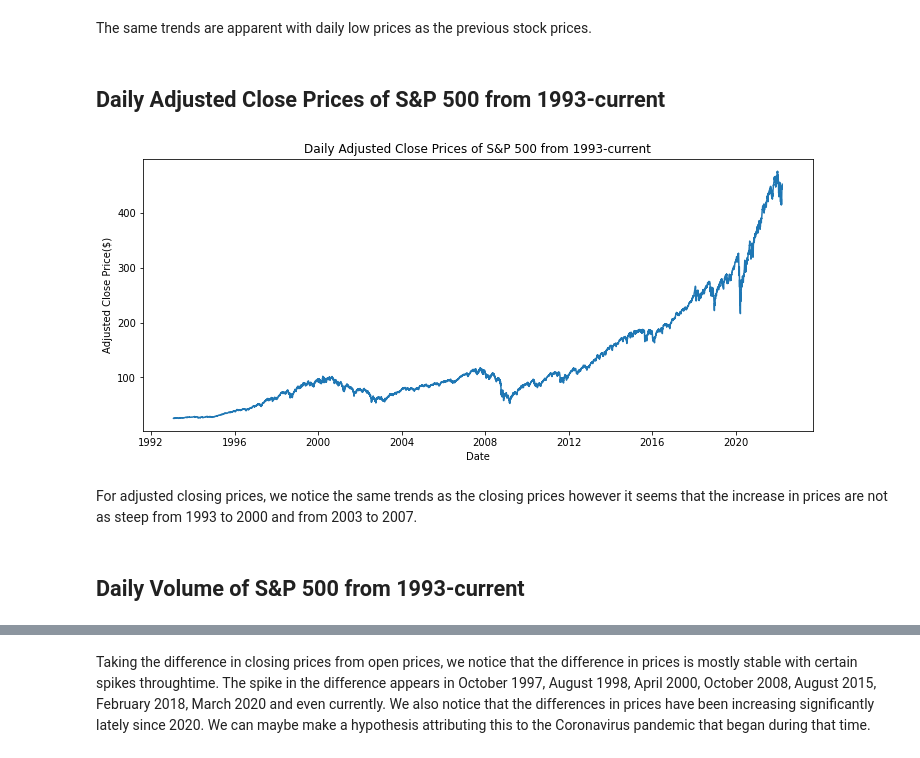
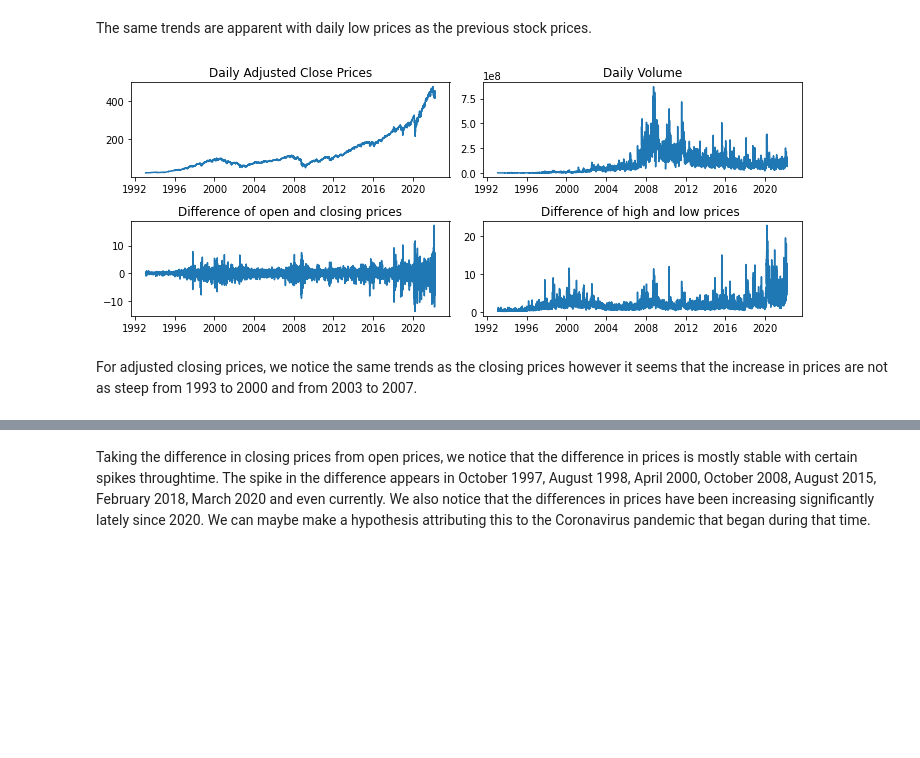
Before and after one commit to leemjin/551_final_project, a Jupyter notebook: analysis/EDA.ipynb, the cells around one changed output, grey strips where cells are left out. Saved outputs shown, nothing was run; the diff lists cells and outputs as text; code cells hidden in the pictures; blank space fills up the shorter version.

Commit message:
New EDA with panel plot code

```diff
--- a/analysis/EDA.ipynb
+++ b/analysis/EDA.ipynb
@@ -64,19 +64,28 @@ plt.show()
 [figure]
 # %% [markdown]
 The same trends are apparent with daily low prices as the previous stock prices.
-# %% [markdown]
-## Daily Adjusted Close Prices of S&P 500 from 1993-current
 # %%
-# Plot adjusted close prices
-plt.figure(figsize=(12, 5))
-plt.plot(spy_data.Date, spy_data["Adj Close"])
-plt.xlabel("Date")
-plt.ylabel("Adjusted Close Price($)")
-plt.title("Daily Adjusted Close Prices of S&P 500 from 1993-current")
+fig = plt.figure(figsize=(10, 4))
+
+sub1 = fig.add_subplot(221)
+sub1.plot(spy_data.Date, spy_data["Adj Close"])
+sub1.set_title('Daily Adjusted Close Prices')
+
+sub2 = fig.add_subplot(222)
+sub2.plot(spy_data.Date, spy_data.Volume)
+sub2.set_title('Daily Volume')
+
+sub3 = fig.add_subplot(223)
+sub3.plot(spy_data.Date, spy_data["Close-Open"])
+sub3.set_title('Difference of open and closing prices')
+
+sub4 = fig.add_subplot(224)
+sub4.plot(spy_data.Date, spy_data["High-Low"])
+sub4.set_title("Difference of high and low prices ")
+plt.tight_layout()
+plt.savefig('eda.png')
 plt.show()
 # %% [output]
-[figure, old version]
+[figure, new version]
 # %% [markdown]
 For adjusted closing prices, we notice the same trends as the closing prices however it seems that the increase in prices are not as steep from 1993 to 2000 and from 2003 to 2007.
-# %% [markdown]
-## Daily Volume of S&P 500 from 1993-current
```
Also changed, not shown: parts of 7 cells of this notebook.
